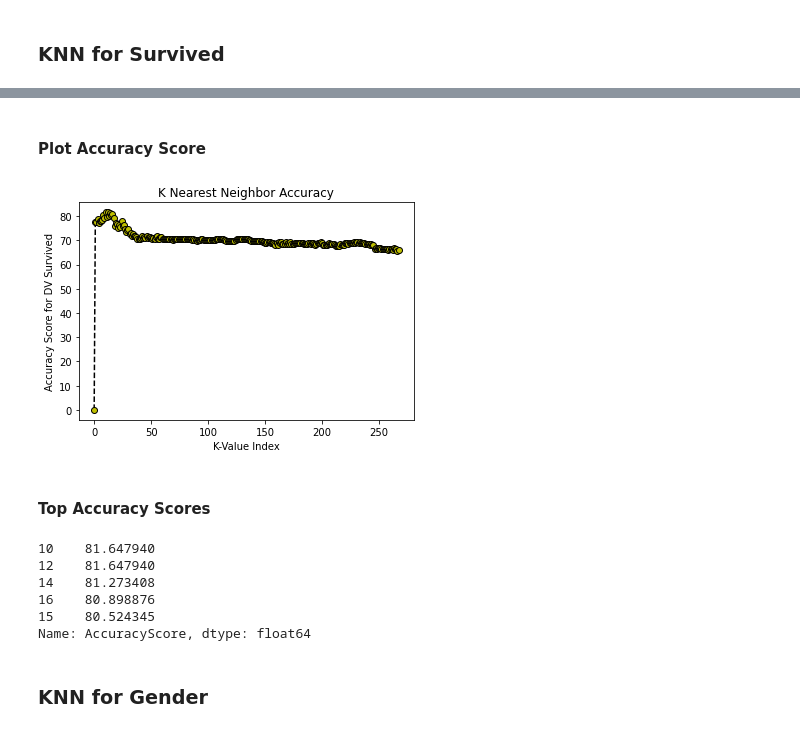
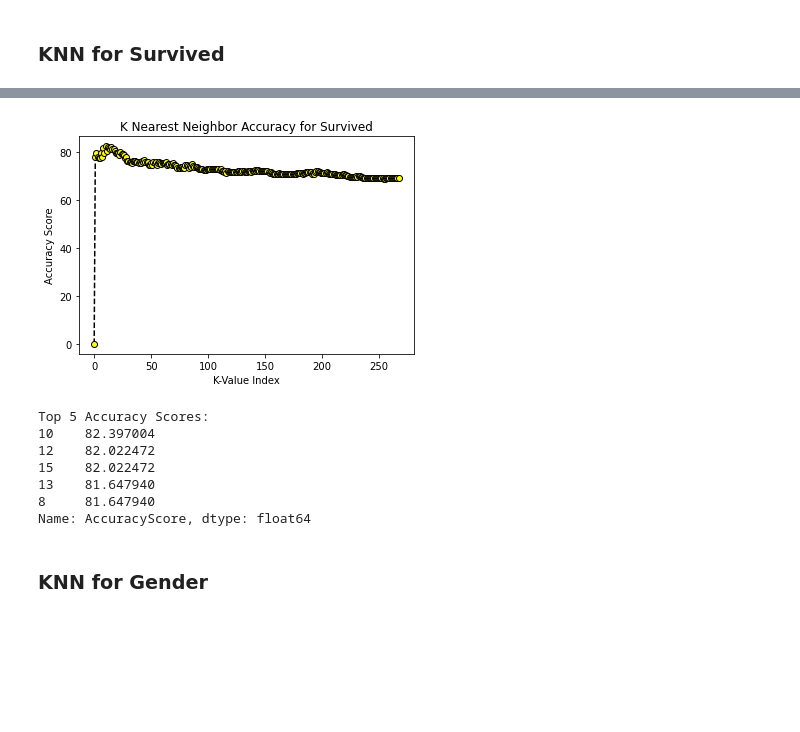
Before and after one commit to Gurunjai/LetsUpgrade-AI-ML, a Jupyter notebook: Day27/Assignment_Day27.ipynb, the cells around one changed output, grey strips where cells are left out. Drawn from its saved outputs; the diff is of its cells as text; code cells hidden in the pictures; blank space fills up the shorter version.

```diff
--- a/Day27/Assignment_Day27.ipynb
+++ b/Day27/Assignment_Day27.ipynb
@@ -247,23 +231,13 @@ S.head()
-# %% [markdown]
-#### Plot  Accuracy Score
-# %%
-plt.plot(S.index, S.AccuracyScore, linestyle='dashed', marker='o', markerfacecolor="y", color='k')
-plt.xlabel("K-Value Index")
-plt.ylabel("Accuracy Score for DV Survived")
-plt.title("K Nearest Neighbor Accuracy")
-plt.show();
-# %% [output]
-[figure, removed]
-# %% [markdown]
-#### Top Accuracy Scores
-# %%
-S.AccuracyScore.sort_values(ascending=False).head()
-# %% [output]
-10    81.647940
-12    81.647940
-14    81.273408
-16    80.898876
-15    80.524345
-Name: AccuracyScore, dtype: float64
+# %%
+runKClass('Survived')
+# %% [output]
+[figure, added]
+Top 5 Accuracy Scores:
+10    82.397004
+12    82.022472
+15    82.022472
+13    81.647940
+8     81.647940
+Name: AccuracyScore, dtype: float64
 # %% [markdown]
 ### KNN for Gender
```
Also changed, not shown: parts of 43 cells of this notebook.
